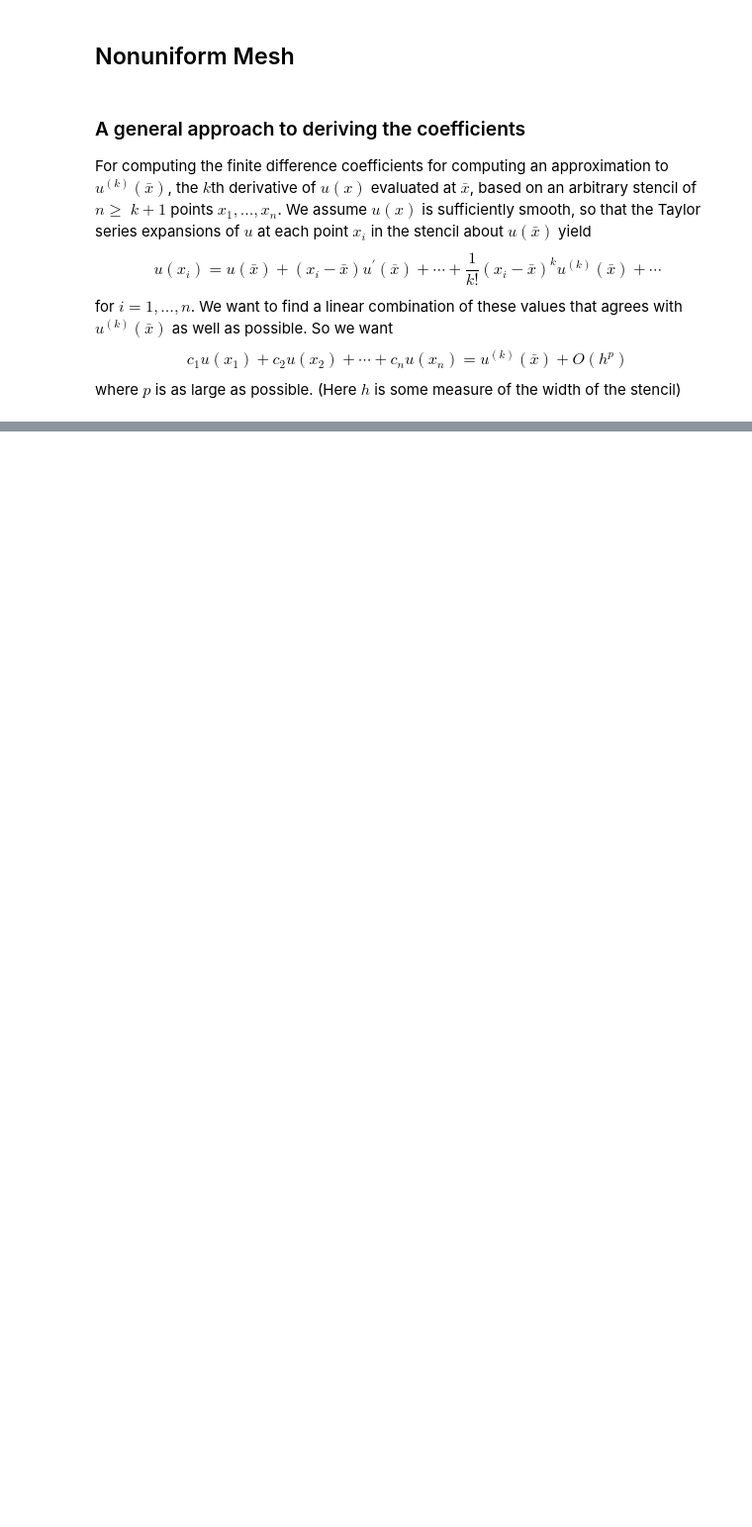
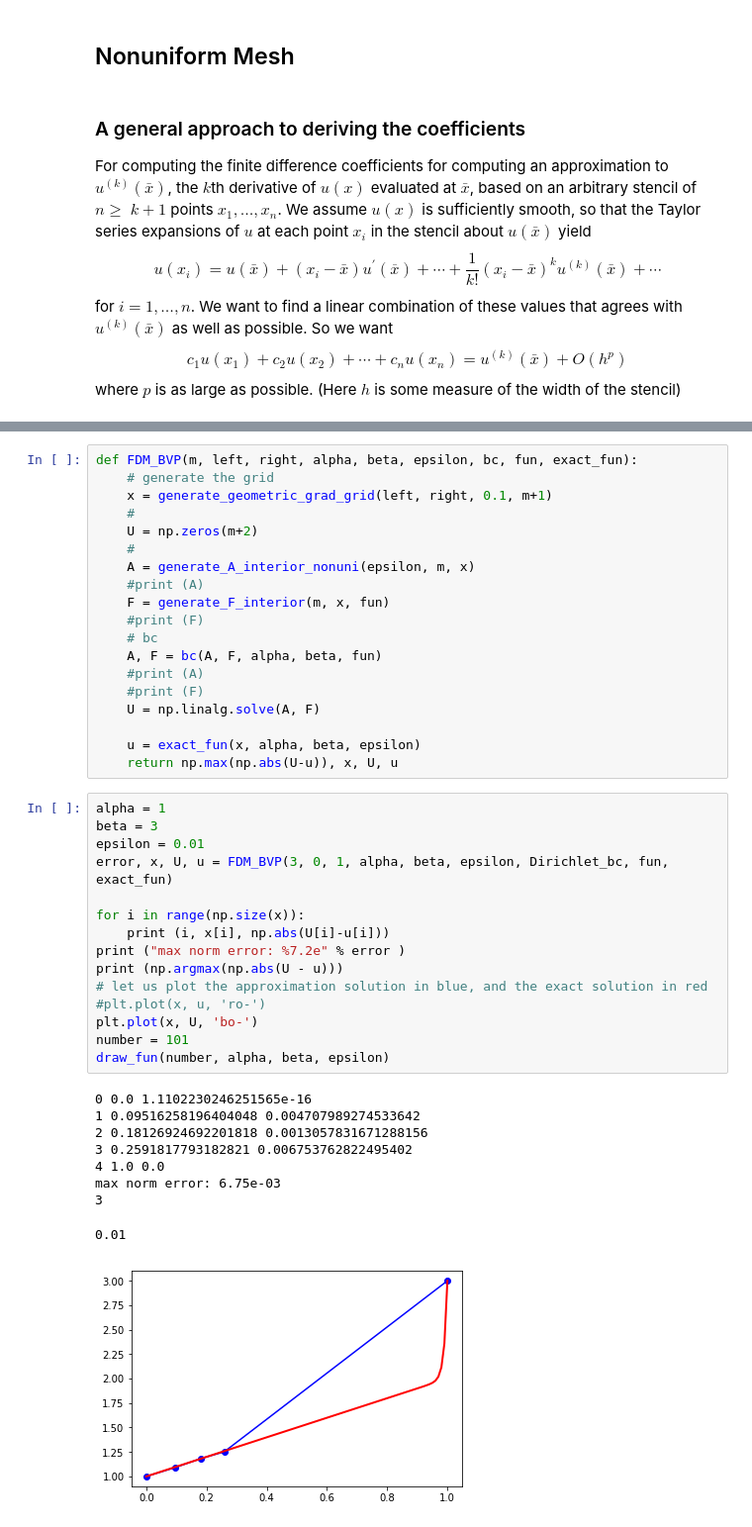
Before and after one commit to xiaozhouli/Jupyter, a Jupyter notebook: Numerical_PDEs/Perturbed_Equations.ipynb, the cells around one changed output, grey strips where cells are left out. Shown at 99% size. Drawn from its saved outputs; the diff is of its cells as text; blank space fills up the shorter version.

```diff
--- a/Numerical_PDEs/Perturbed_Equations.ipynb
+++ b/Numerical_PDEs/Perturbed_Equations.ipynb
@@ -182,0 +368,44 @@ fdcoeff(1, 0, [-1,0,1])
+# %%
+def FDM_BVP(m, left, right, alpha, beta, epsilon, bc, fun, exact_fun):
+    # generate the grid
+    x = generate_geometric_grad_grid(left, right, 0.1, m+1)
+    #
+    U = np.zeros(m+2)
+    #
+    A = generate_A_interior_nonuni(epsilon, m, x)
+    #print (A)
+    F = generate_F_interior(m, x, fun)
+    #print (F)
+    # bc
+    A, F = bc(A, F, alpha, beta, fun)
+    #print (A)
+    #print (F)
+    U = np.linalg.solve(A, F)
+
+    u = exact_fun(x, alpha, beta, epsilon)
+    return np.max(np.abs(U-u)), x, U, u
+# %%
+alpha = 1
+beta = 3
+epsilon = 0.01
+error, x, U, u = FDM_BVP(3, 0, 1, alpha, beta, epsilon, Dirichlet_bc, fun, exact_fun)
+
+for i in range(np.size(x)):
+    print (i, x[i], np.abs(U[i]-u[i]))
+print ("max norm error: %7.2e" % error )
+print (np.argmax(np.abs(U - u)))
+# let us plot the approximation solution in blue, and the exact solution in red
+#plt.plot(x, u, 'ro-')
+plt.plot(x, U, 'bo-')
+number = 101
+draw_fun(number, alpha, beta, epsilon)
+# %% [output]
+0 0.0 1.1102230246251565e-16
+1 0.09516258196404048 0.004707989274533642
+2 0.18126924692201818 0.0013057831671288156
+3 0.2591817793182821 0.006753762822495402
+4 1.0 0.0
+max norm error: 6.75e-03
+3
+0.01
+[figure, added]
```
Also changed, not shown: parts of 21 cells of this notebook, 4 other files.
